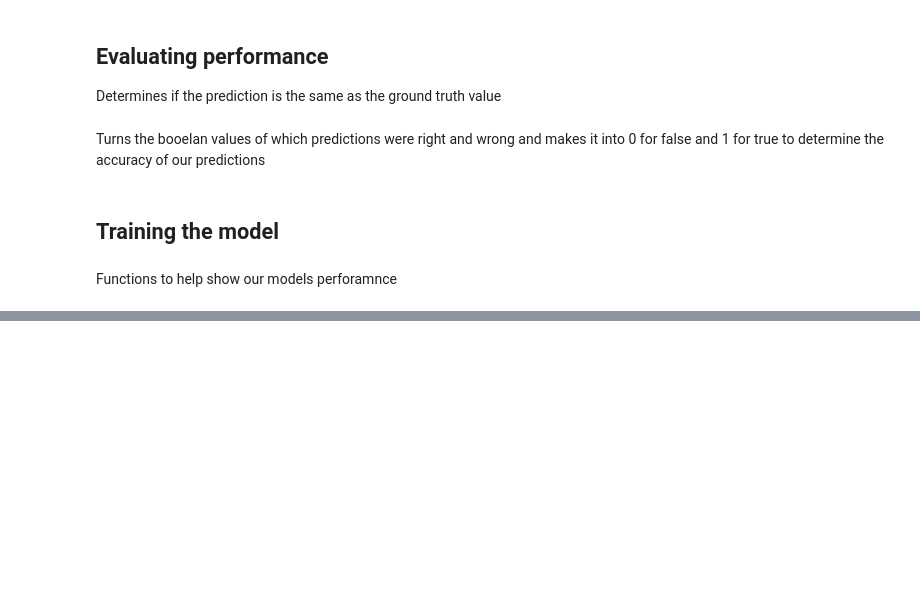
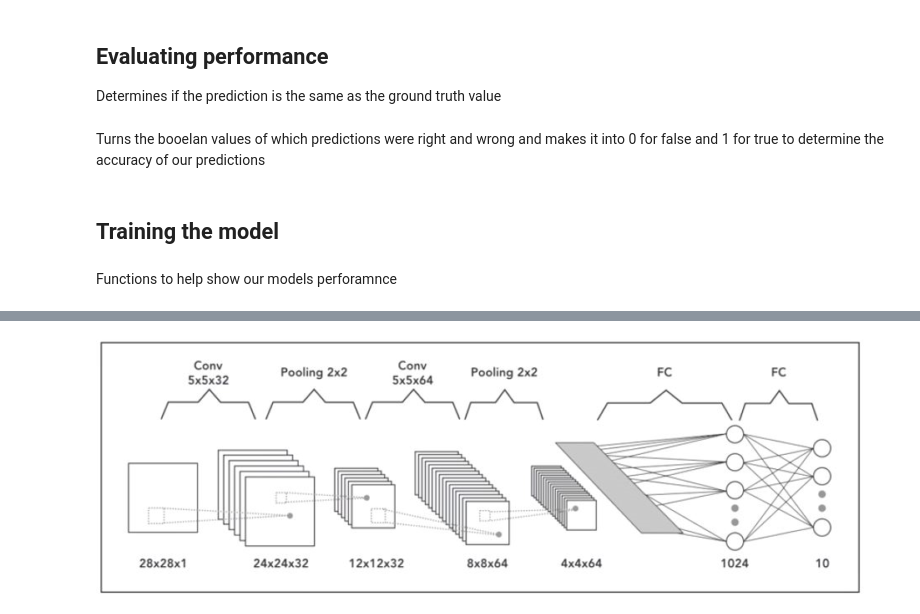
Before and after one commit to Bauzor/MNIST, a Jupyter notebook: MNIST Digit Prediction.ipynb, the cells around one changed output, grey strips where cells are left out. Saved outputs shown, nothing was run; the diff lists cells and outputs as text; code cells hidden in the pictures; blank space fills up the shorter version.

```diff
--- a/MNIST Digit Prediction.ipynb
+++ b/MNIST Digit Prediction.ipynb
@@ -232,0 +303,5 @@ ValueError: Cannot feed value of shape (10000, 28, 28) for Tensor 'Placeholder_9
+# %%
+from IPython.display import Image
+Image('https://engmrk.com/wp-content/uploads/2018/09/Image_CNN-768x260.png')
+# %% [output]
+[figure, added]
```
Also changed, not shown: parts of 37 cells of this notebook, 1 other file.
